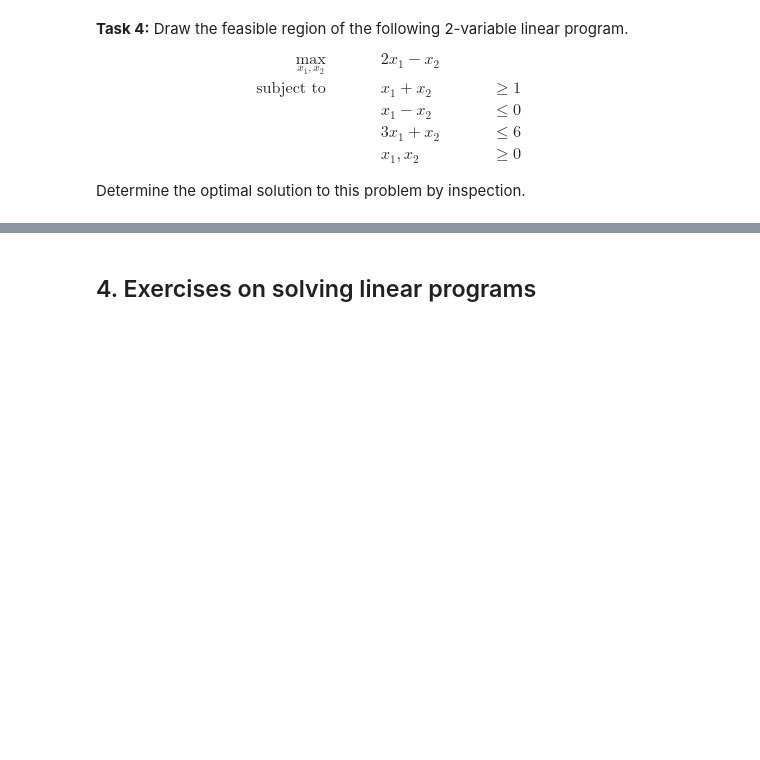
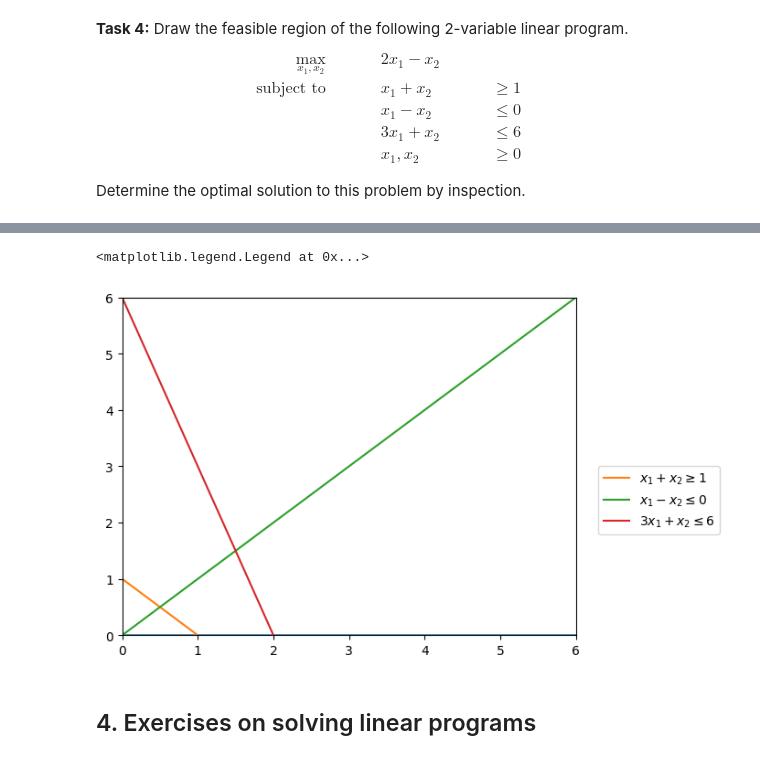
Before and after one commit to Christopher-jason/Big-Data-for-Computational-Finance, a Jupyter notebook: Week 18/Lab3 - Optimisation.ipynb, the cells around one changed output, grey strips where cells are left out. Drawn from its saved outputs; the diff is of its cells as text; code cells hidden in the pictures; blank space fills up the shorter version.

```diff
--- a/Week 18/Lab3 - Optimisation.ipynb
+++ b/Week 18/Lab3 - Optimisation.ipynb
@@ -158,3 +192,15 @@ Determine the optimal solution to this problem by inspection.
+# %%
+
+plt.plot(x, 0*np.ones_like(y1))
+plt.plot(x, y2, label=r'$x_1+x_2\geq 1$')
+plt.plot(x, y3, label=r'$x_1-x_2 \leq 0$')
+plt.plot(x, y4, label=r'$3x_1+x_2 \leq 6$')
+plt.xlim(0,6)
+plt.ylim(0,6)
+plt.legend(bbox_to_anchor=(1.05, 0.5), loc=2, borderaxespad=0.)
+# %% [output]
+<matplotlib.legend.Legend at 0x...>
+[figure, added]
 # %% [markdown]
 ## 4. Exercises on solving linear programs
 # %% [markdown]
```
Also changed, not shown: parts of 13 cells of this notebook, 7 other files.
